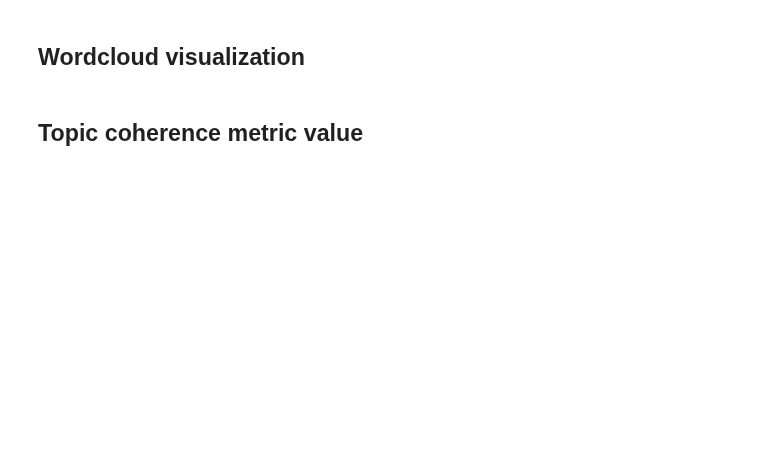
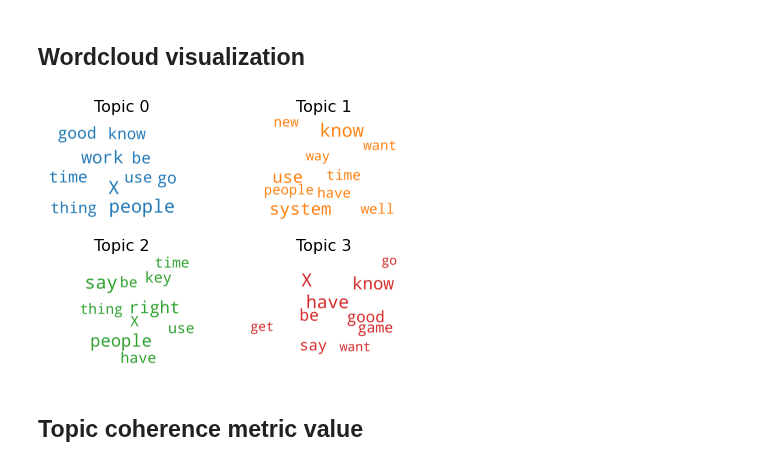
Before and after one commit to mkls6/topic_modeling, a Jupyter notebook: playground/lda.ipynb, the cells around one changed output. Cells and saved outputs as stored; diff of their text form; code cells hidden in the pictures; blank space fills up the shorter version.

Commit message:
Save wordcloud image in lda notebook

```diff
--- a/playground/lda.ipynb
+++ b/playground/lda.ipynb
@@ -205,34 +205,36 @@ from wordcloud import WordCloud, STOPWORDS
 import matplotlib.colors as mcolors
 
 cols = [color for name, color in mcolors.TABLEAU_COLORS.items()]  # more colors: 'mcolors.XKCD_COLORS'
 
 cloud = WordCloud(stopwords=stop_list,
                   background_color='white',
                   width=2500,
                   height=1800,
                   max_words=10,
                   colormap='tab10',
                   color_func=lambda *args, **kwargs: cols[i],
                   prefer_horizontal=1.0)
 
 topics = lda_model.show_topics(formatted=False)
 
 fig, axes = plt.subplots(2, 2, sharex=True, sharey=True)
 
 for i, ax in enumerate(axes.flatten()):
     fig.add_subplot(ax)
     topic_words = dict(topics[i][1])
     cloud.generate_from_frequencies(topic_words, max_font_size=300)
-    plt.gca().imshow(cloud, interpolation='linear')
+    plt.gca().imshow(cloud, interpolation='bilinear')
     plt.gca().set_title('Topic ' + str(i), fontdict=dict(size=16))
     plt.gca().axis('off')
 
 
 plt.subplots_adjust(wspace=0, hspace=0)
 plt.axis('off')
 plt.margins(x=0, y=0)
 plt.tight_layout()
 plt.show()
+# %% [output]
+[figure, added]
 # %% [markdown]
 ## Topic coherence metric value
 # %%
```
Also changed, not shown: parts of 1 cell of this notebook.
